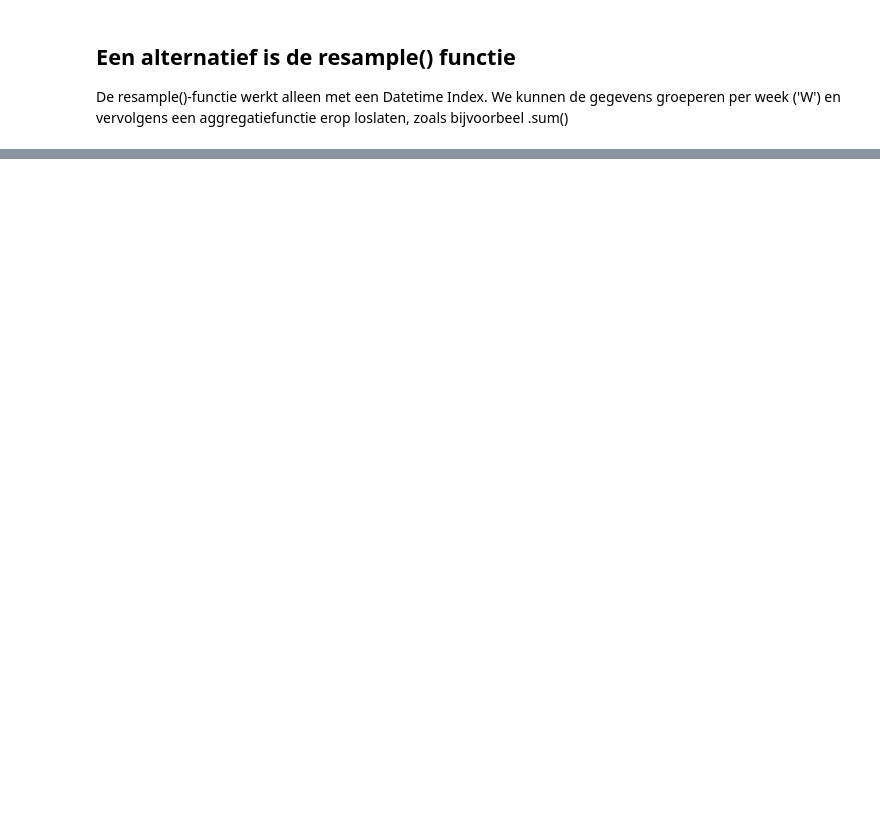
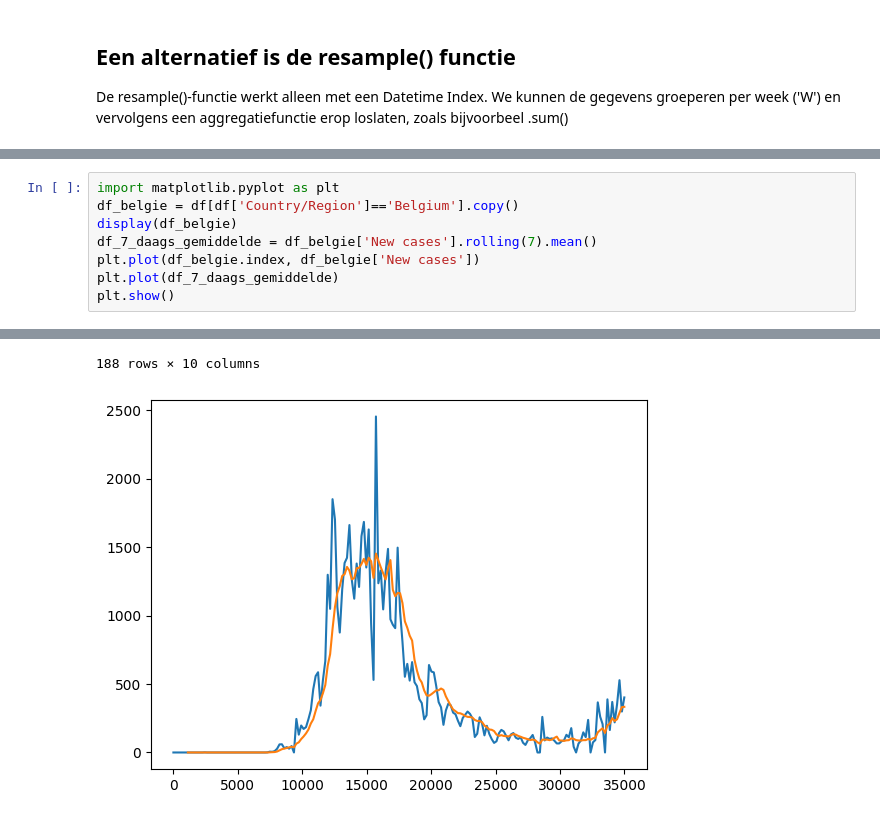
Before and after one commit to Jef-DS/pandas, a Jupyter notebook: pandas12.ipynb, the cells around one changed output, grey strips where cells are left out. Cells and saved outputs as stored; diff of their text form; blank space fills up the shorter version.

```diff
--- a/pandas12.ipynb
+++ b/pandas12.ipynb
@@ -127,0 +229,9 @@ df_per_week.plot()
+# %%
+import matplotlib.pyplot as plt
+df_belgie = df[df['Country/Region']=='Belgium'].copy()
+display(df_belgie)
+df_7_daags_gemiddelde = df_belgie['New cases'].rolling(7).mean()
+plt.plot(df_belgie.index, df_belgie['New cases'])
+plt.plot(df_7_daags_gemiddelde)
+plt.show()
+# %% [output]
@@ -127,0 +250,2 @@ df_per_week.plot()
+188 rows × 10 columns
+[figure, added]
```
Also changed, not shown: parts of 10 cells of this notebook.
